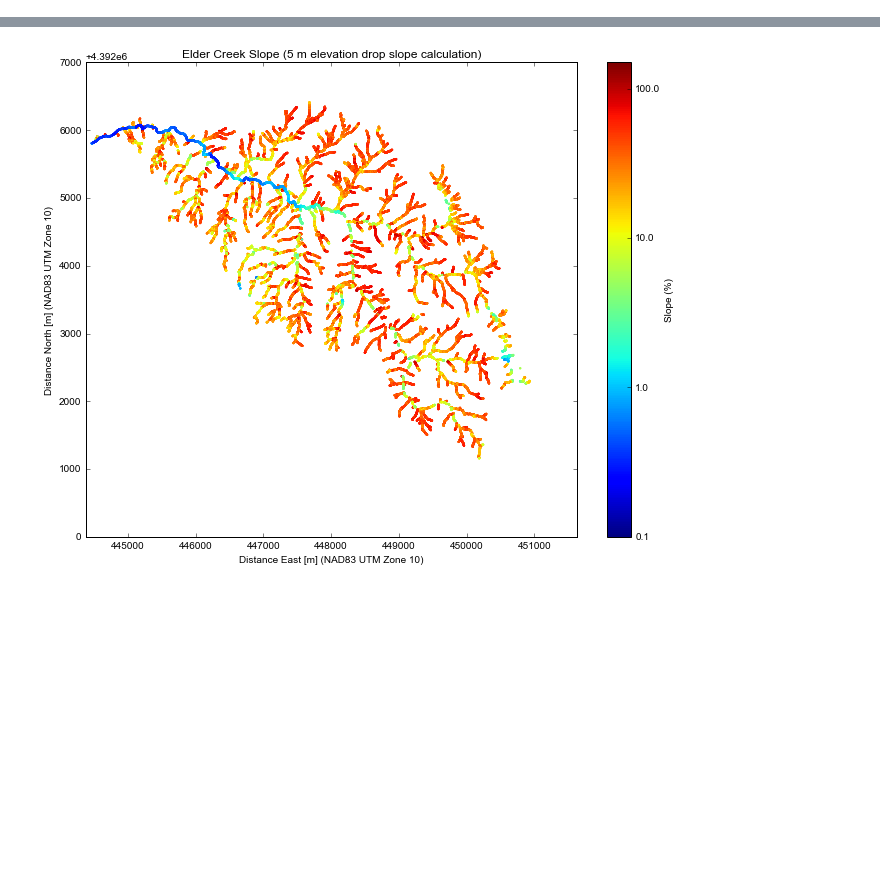
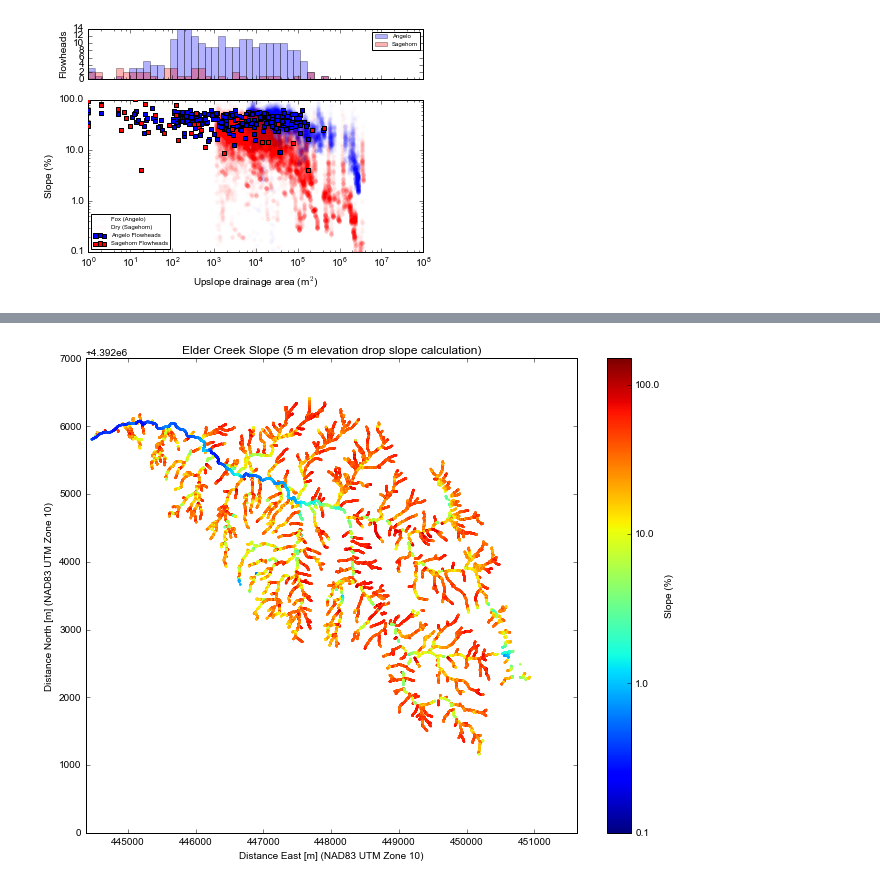
Before and after one commit to jessehahm/SlopeAreaAnalysis, a Jupyter notebook: Slope-Area from Nodes.ipynb, the cells around one changed output, grey strips where cells are left out. Drawn from its saved outputs; the diff is of its cells as text; code cells hidden in the pictures; blank space fills up the shorter version.

Commit message:
some plots better

```diff
--- a/Slope-Area from Nodes.ipynb
+++ b/Slope-Area from Nodes.ipynb
@@ -46,7 +46,7 @@ hank['fid_1'] = np.where((hank['flow_accum'] > 1150000),
                           9999999999,
                           hank['fid_1'])
 # %%
-segmentsDry = set(dry['IX'])
+segmentsDry = set(dry['streamorde'])
 segmentsFox = set(fox['IX'])
 segmentsElder = set(elder['fid_1'])
 segmentsHank = set(hank['fid_1'])
@@ -57,7 +57,7 @@ segmentsHank = set(hank['fid_1'])
 #hank = hank.sample(frac=0.1)
 
 
-dry = dry.sort_values(['IX', 'AngeloSage'])
+dry = dry.sort_values(['streamorde', 'AngeloSage'])
 fox = fox.sort_values(['IX', 'AngeloSage'])
 hank = hank.sort_values(['fid_1', 'Ground'])
 elder = elder.sort_values(['fid_1', 'angelo1m20'])
@@ -99,7 +99,7 @@ contourThreshold = 3
 ###DRY
 
 for segment in segmentsDry:
-    df = dry[dry['IX'] == segment]
+    df = dry[dry['streamorde'] == segment]
 #    df = df.sort_values('AngeloSage')
     #i: iterate over every pixel i in the stream segment
     for i in range(0, len(df)):
@@ -206,38 +215,64 @@ for segment in segmentsHank:
 # %%
+flowSources['Type_SR'].fillna('x', inplace=True)
+
 # Two subplots, the axes array is 1-d
 f, axarr = plt.subplots(2, sharex=True, gridspec_kw = {'height_ratios':[1, 3]})
-axarr[0].hist(flowSources['Flow_acc ACRR'][flowSources['Typ ACRR'] == 'Flowhead'],
-              bins = np.logspace(0,8, 50), color='blue', alpha=0.3, label='ACRR')
-axarr[0].hist(flowSources['Flow_acc SRS'][flowSources['Typ SR'] == 'Flowhead'],
-              bins = np.logspace(0,8, 50), color='red', alpha=0.3, label='SR')
-axarr[0].legend(loc='upper right')
+axarr[0].hist(flowSources['Accumulation Area (m^2)_ACRR'][flowSources['Type_ACRR'].str.contains('Flowhead')],
+              bins = np.logspace(0,8, 50), color='blue', alpha=0.3, label='Angelo')
+axarr[0].hist(flowSources['Flow accumulation area (m^2)_SR'][flowSources['Type_SR'].str.contains('Flowhead')],
+              bins = np.logspace(0,8, 50), color='red', alpha=0.3, label='Sagehorn')
+axarr[0].legend(loc='upper right', prop={'size':6})
 
 
 axarr[0].set_ylabel('Flowheads')
 
-# plt.scatter(areasFox,slopesFox,
-#             #c = get_colors(elevsFox, plt.cm.jet),
-#             color='Blue',
-#             label='Fox', alpha=0.1, linewidth=0)
-# plt.scatter(areasDry,slopesDry,
-#             #c = get_colors(elevsDry, plt.cm.jet),
-#             color='Red',
-#             label='Dry', alpha=0.1, linewidth=0)
-axarr[1].scatter(areasElder,slopesElder,
+areasFox = np.asarray(areasFox)
+slopesFox = np.asarray(slopesFox)
+areasDry = np.asarray(areasDry)
+slopesDry = np.asarray(slopesDry)
+
+axarr[1].scatter(areasFox[areasFox>6180],slopesFox[areasFox>6180],
+            #c = get_colors(elevsFox, plt.cm.jet),
+            color='blue',
+            label='Fox (Angelo)', alpha=0.02, linewidth=0)
+axarr[1].scatter(areasDry[areasDry> 1085],slopesDry[areasDry> 1085],
+            #c = get_colors(elevsDry, plt.cm.jet),
+            color='Red',
+            label='Dry (Sagehorn)', alpha=0.02, linewidth=0)
+
+axarr[1].scatter(flowSources['Accumulation Area (m^2)_ACRR'][flowSources['Type_ACRR'].str.contains('Flowhead')],
+                 flowSources['Slope (%)_ACRR'][flowSources['Type_ACRR'].str.contains('Flowhead')],
             #c = get_colors(elevsDry, plt.cm.jet),
             color='Blue',
-            label='Elder', alpha=0.05, linewidth=0)
-plt.scatter(areasHank,slopesHank,
+            marker='s',
+            label='Angelo Flowheads', alpha=1, linewidth  =1, edgecolor ='k', zorder=5)
+
+axarr[1].scatter(flowSources['Flow accumulation area (m^2)_SR'][flowSources['Type_SR'].str.contains('Flowhead')],
+                 flowSources['Slope (%)_SR'][flowSources['Type_SR'].str.contains('Flowhead')],
             #c = get_colors(elevsDry, plt.cm.jet),
             color='Red',
-            label='Hank', alpha=0.05, linewidth=0)
-plt.legend(loc='upper left',numpoints=1)
+            marker='s',
+            label='Sagehorn Flowheads', alpha=1, linewidth  =1, edgecolor ='k', zorder=1000)
+
+
+# axarr[1].scatter()
+# axarr[1].scatter(areasElder,slopesElder,
+#             #c = get_colors(elevsDry, plt.cm.jet),
+#             color='Blue',
+#             label='Elder', alpha=0.05, linewidth=0)
+# axarr[1].scatter(areasHank,slopesHank,
+#             #c = get_colors(elevsDry, plt.cm.jet),
+#             color='Orange',
+#             label='Hank', alpha=0.05, linewidth=0)
+plt.legend(loc='lower left',numpoints=1, prop={'size':6})
 plt.xlabel(r'Upslope drainage area (m$^2$)')
 plt.ylabel('Slope (%)')
 plt.xlim([1,10**8])
 plt.ylim([0.1,100])
 plt.xscale('log')
 plt.yscale('log')
 plt.gca().yaxis.set_major_formatter(matplotlib.ticker.ScalarFormatter())
-plt.title('3m-elevation-drop slope calculation')
-plt.savefig('Figs\\ChannelNetwork-SlopeArea-Elder3mHistogram.pdf')
+#plt.title('3m-elevation-drop slope calculation')
+plt.savefig('Figs\\SkyThesis\\ChannelNetwork-SlopeArea-3mHistogram.pdf')
+# %% [output]
+[figure, added]
```
Also changed, not shown: parts of 13 cells of this notebook, 9 other files.
